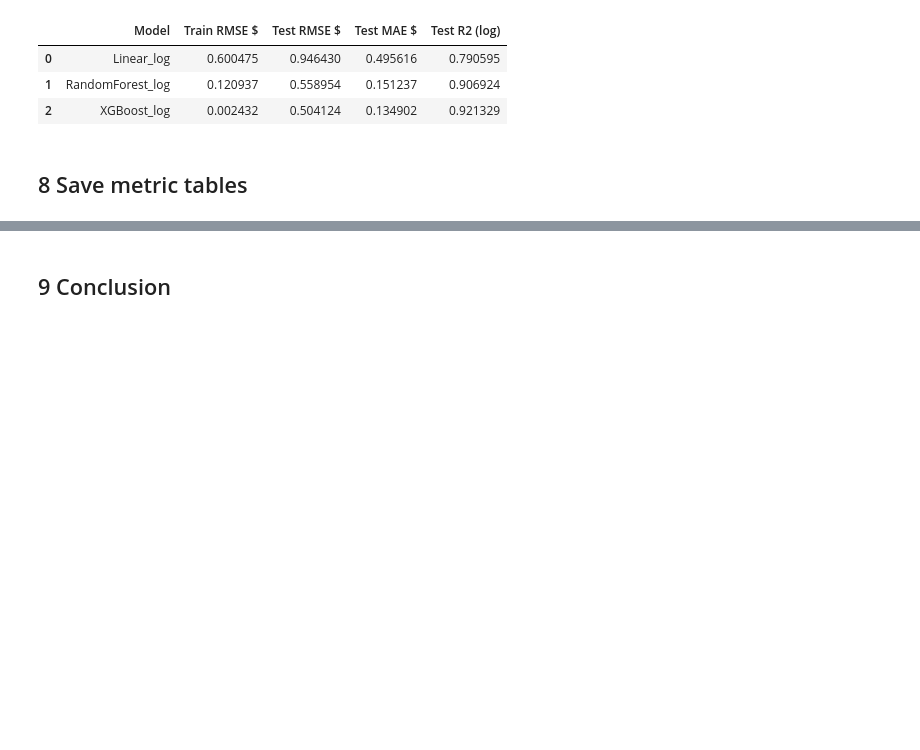
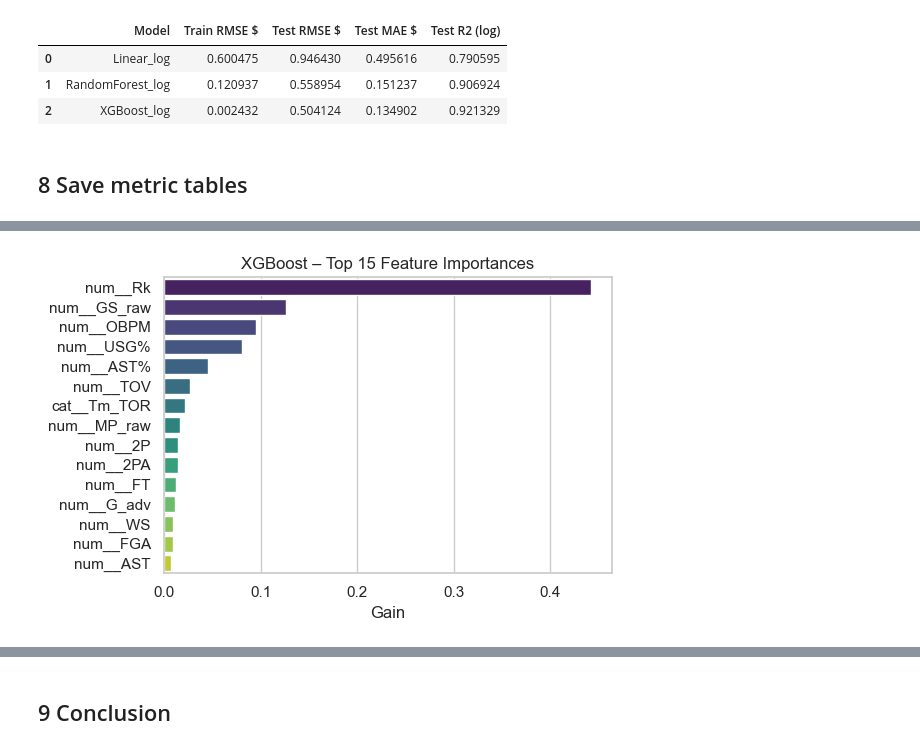
Before and after one commit to gomowele/nba-player-value-capstone, a Jupyter notebook: notebooks/4.Capstone_Two_Modeling.ipynb, the cells around one changed output, grey strips where cells are left out. Saved outputs shown, nothing was run; the diff lists cells and outputs as text; code cells hidden in the pictures; blank space fills up the shorter version.

```diff
--- a/notebooks/4.Capstone_Two_Modeling.ipynb
+++ b/notebooks/4.Capstone_Two_Modeling.ipynb
@@ -301,0 +327,26 @@ results_log.to_csv("report/model_metrics_log.csv", index=False)
+# %%
+# -------- Figure 2: XGBoost feature importance --------------------
+import numpy as np
+import pandas as pd
+
+# pull feature names after SelectKBest
+feat_names = preprocessor.get_feature_names_out(input_features=X_train.columns)
+mask       = selector.get_support()
+top_feat_names = feat_names[mask]          # 40 names kept by SelectKBest
+
+# xgb_best is the fitted GridSearch estimator on log target
+importances = xgb_log.named_steps["model"].feature_importances_
+imp_df = (pd.DataFrame({"feature": top_feat_names, "importance": importances})
+            .sort_values("importance", ascending=False)
+            .head(15))
+
+plt.figure(figsize=(6,4))
+sns.barplot(data=imp_df, x="importance", y="feature", palette="viridis")
+plt.title("XGBoost – Top 15 Feature Importances")
+plt.xlabel("Gain")
+plt.ylabel("")
+plt.tight_layout()
+plt.savefig("figures/xgb_feature_importance.png", dpi=300)
+plt.show()
+# %% [output]
+[figure, added]
```
Also changed, not shown: parts of 3 cells of this notebook.
